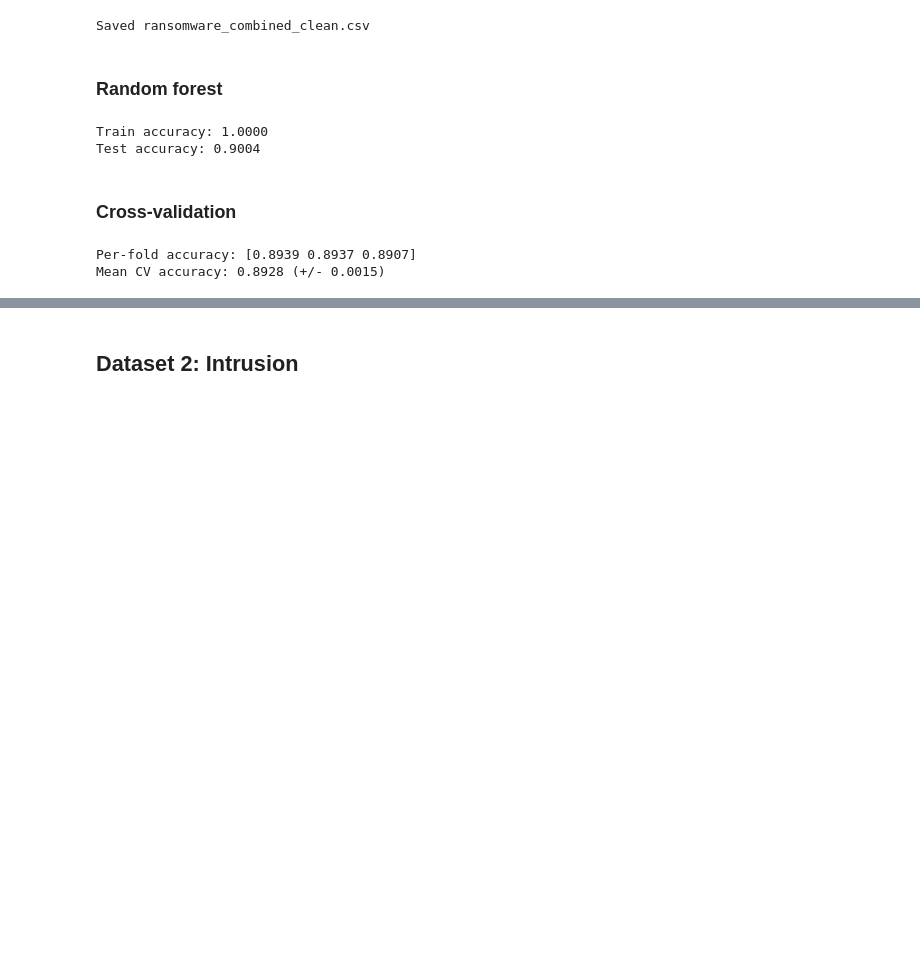
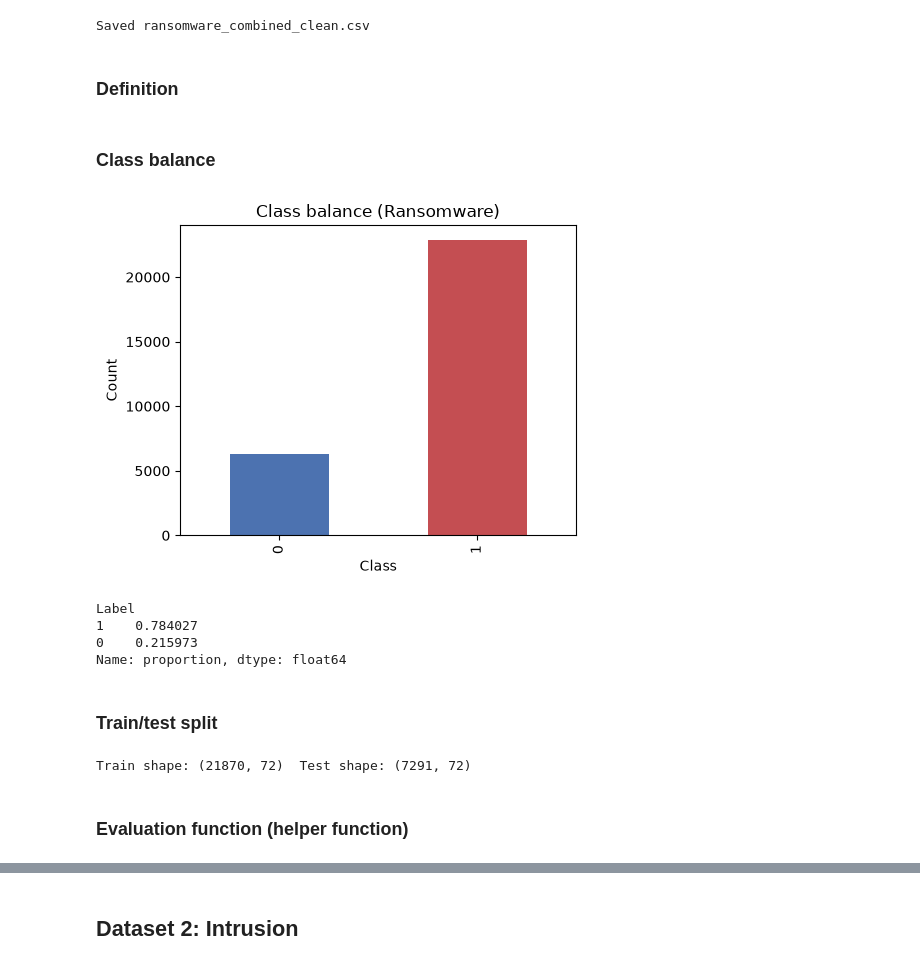
Before and after one commit to stefanie-the-engineer/bu-dx699-homework-11-smkenyon, a Jupyter notebook: OMDS-ModB2-Week11-Kenyon-Stefanie.ipynb, the cells around one changed output, grey strips where cells are left out. Drawn from its saved outputs; the diff is of its cells as text; code cells hidden in the pictures; blank space fills up the shorter version.

```diff
--- a/OMDS-ModB2-Week11-Kenyon-Stefanie.ipynb
+++ b/OMDS-ModB2-Week11-Kenyon-Stefanie.ipynb
@@ -266,41 +276,45 @@ ransomware_df.to_csv("ransomware_combined_clean.csv", index=False)
 print("Saved ransomware_combined_clean.csv")
 # %% [output]
 Saved ransomware_combined_clean.csv
+# %% [markdown]
+### Definition
+# %%
+# Definition
+target = ransomware_df['Label']
+X = ransomware_df.drop(columns=['Label'])
 # %% [markdown]
-### Random forest
+### Class balance
-# %%
-# Random forest
-
-# Split into train/test sets, stratifying on Label since classes are imbalanced
-X = ransomware_df.drop(columns=['Label'])
-y = ransomware_df['Label']
-
-X_train, X_test, y_train, y_test = train_test_split(
-    X, y, test_size=0.2, random_state=42, stratify=y
-)
-
-rf_ransomware = RandomForestClassifier(n_estimators=100, random_state=42)
-rf_ransomware.fit(X_train, y_train)
-
-train_acc = rf_ransomware.score(X_train, y_train)
-test_acc = rf_ransomware.score(X_test, y_test)
-print(f"Train accuracy: {train_acc:.4f}")
-print(f"Test accuracy: {test_acc:.4f}")
-# %% [output]
-Train accuracy: 1.0000
-Test accuracy: 0.9004
+# %%
+# Class balance
+fig, ax = plt.subplots(figsize=(5, 4))
+target.value_counts().sort_index().plot(kind='bar', ax=ax, color=['#4C72B0', '#C44E52'])
+ax.set_xlabel('Class')
+ax.set_ylabel('Count')
+ax.set_title('Class balance (Ransomware)')
+plt.tight_layout()
+plt.show()
+
+print(target.value_counts(normalize=True).rename('proportion'))
+# %% [output]
+[figure, added]
+Label
+1    0.784027
+0    0.215973
+Name: proportion, dtype: float64
+# %% [markdown]
+### Train/test split
+# %%
+# Train/test split
+X_train, X_test, y_train, y_test = train_test_split(
+    X, target, test_size=0.25, random_state=RANDOM_STATE, stratify=target
+)
+
+scaler = StandardScaler()
+X_train_scaled = scaler.fit_transform(X_train)
+X_test_scaled = scaler.transform(X_test)
+
+print("Train shape:", X_train.shape, " Test shape:", X_test.shape)
+# %% [output]
+Train shape: (21870, 72)  Test shape: (7291, 72)
 # %% [markdown]
-### Cross-validation
+### Evaluation function (helper function)
-# %%
-# Cross-validation
-
-# 3-fold stratified CV (this dataset has 70 + features after cleaning, so each fit is slower -- 3 folds keeps runtime reasonable) to get a more
-# robust estimate of accuracy than a single train/test split
-cv = StratifiedKFold(n_splits=3, shuffle=True, random_state=42)
-cv_scores = cross_val_score(rf_ransomware, X, y, cv=cv, scoring='accuracy', n_jobs=-1)
-
-print("Per-fold accuracy:", np.round(cv_scores, 4))
-print(f"Mean CV accuracy: {cv_scores.mean():.4f} (+/- {cv_scores.std():.4f})")
-# %% [output]
-Per-fold accuracy: [0.8939 0.8937 0.8907]
-Mean CV accuracy: 0.8928 (+/- 0.0015)
```
Also changed, not shown: parts of 138 cells of this notebook.
